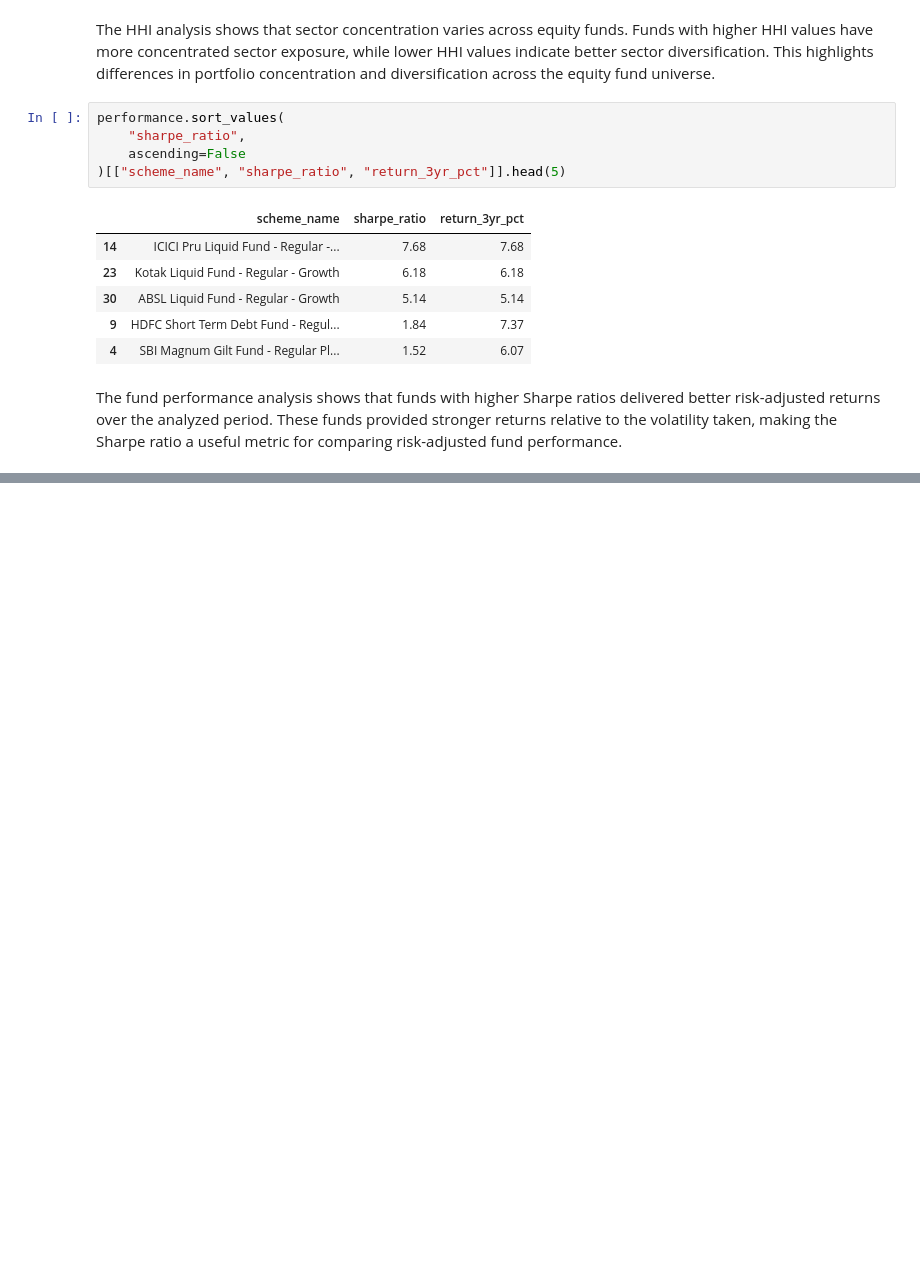
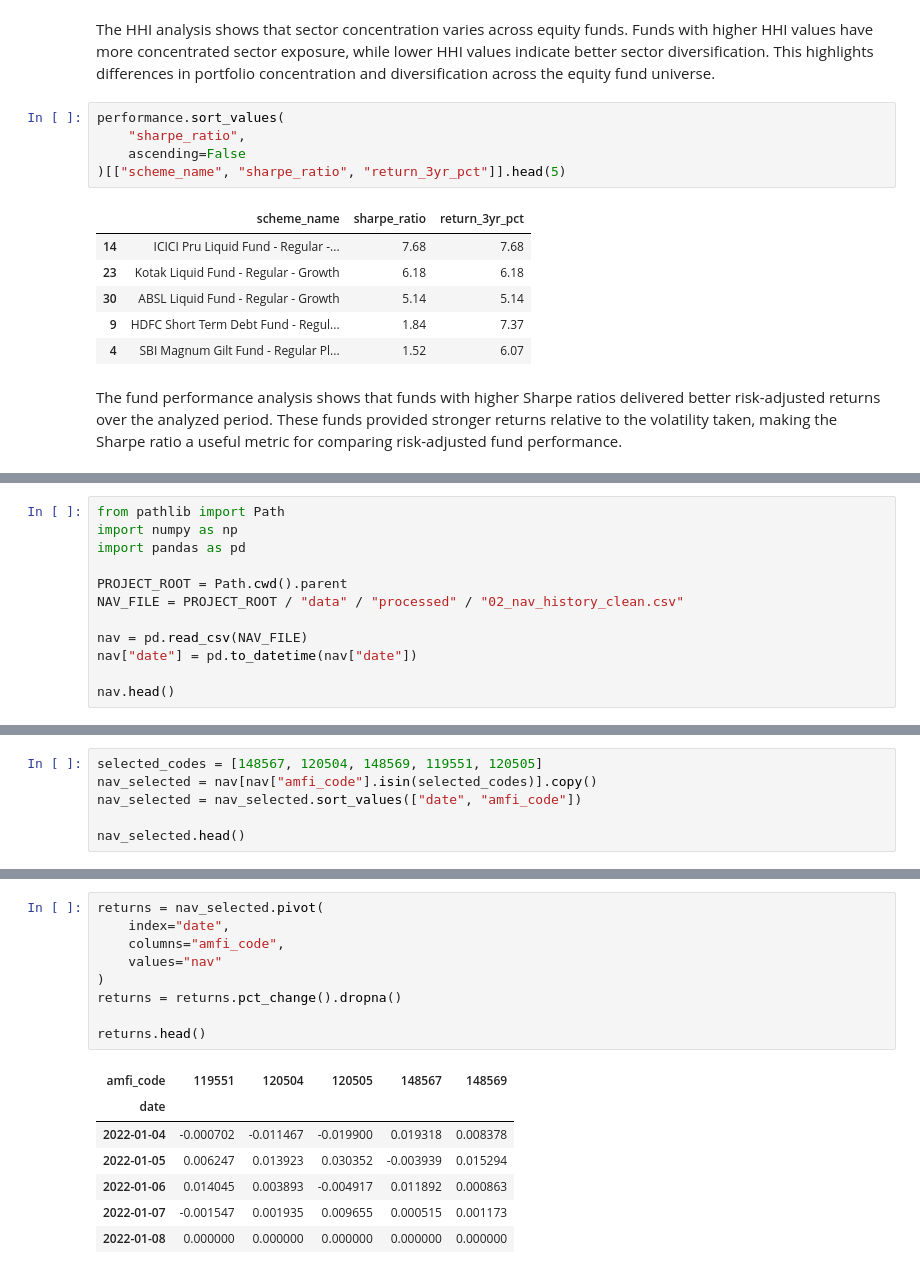
Before and after one commit to Abhi-ml07/bluestock-mf, a Jupyter notebook: notebooks/05_advanced_analytics.ipynb, the cells around one changed output, grey strips where cells are left out. Drawn from its saved outputs; the diff is of its cells as text; blank space fills up the shorter version.

```diff
--- a/notebooks/05_advanced_analytics.ipynb
+++ b/notebooks/05_advanced_analytics.ipynb
@@ -529,0 +532,12 @@ The fund performance analysis shows that funds with higher Sharpe ratios deliver
+# %%
+from pathlib import Path
+import numpy as np
+import pandas as pd
+
+PROJECT_ROOT = Path.cwd().parent
+NAV_FILE = PROJECT_ROOT / "data" / "processed" / "02_nav_history_clean.csv"
+
+nav = pd.read_csv(NAV_FILE)
+nav["date"] = pd.to_datetime(nav["date"])
+
+nav.head()
@@ -529,0 +551,6 @@ The fund performance analysis shows that funds with higher Sharpe ratios deliver
+# %%
+selected_codes = [148567, 120504, 148569, 119551, 120505]
+nav_selected = nav[nav["amfi_code"].isin(selected_codes)].copy()
+nav_selected = nav_selected.sort_values(["date", "amfi_code"])
+
+nav_selected.head()
@@ -529,0 +564,17 @@ The fund performance analysis shows that funds with higher Sharpe ratios deliver
+# %%
+returns = nav_selected.pivot(
+    index="date",
+    columns="amfi_code",
+    values="nav"
+)
+returns = returns.pct_change().dropna()
+
+returns.head()
+# %% [output]
+| amfi_code | 119551 | 120504 | 120505 | 148567 | 148569 |
+| date |  |  |  |  |  |
+| 2022-01-04 | -0.000702 | -0.011467 | -0.019900 | 0.019318 | 0.008378 |
+| 2022-01-05 | 0.006247 | 0.013923 | 0.030352 | -0.003939 | 0.015294 |
+| 2022-01-06 | 0.014045 | 0.003893 | -0.004917 | 0.011892 | 0.000863 |
+| 2022-01-07 | -0.001547 | 0.001935 | 0.009655 | 0.000515 | 0.001173 |
+| 2022-01-08 | 0.000000 | 0.000000 | 0.000000 | 0.000000 | 0.000000 |
```
Also changed, not shown: parts of 9 cells of this notebook, 2 other files.
